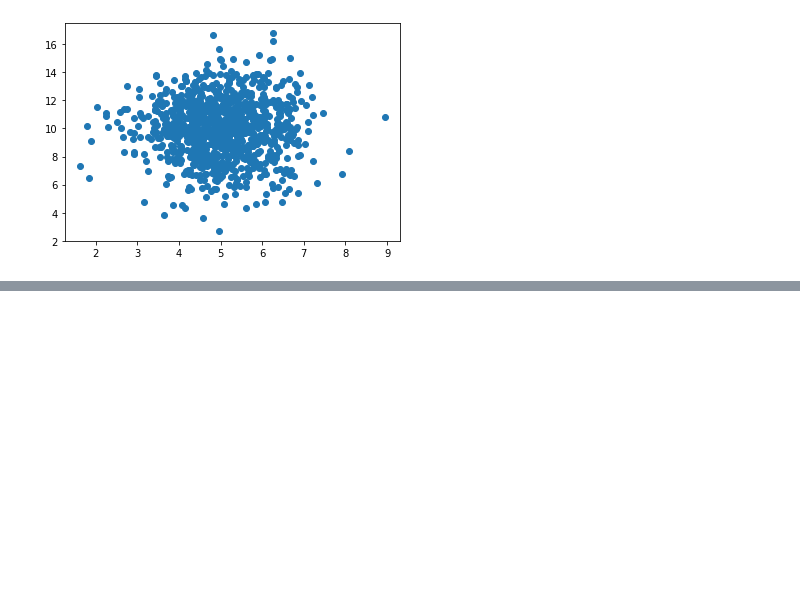
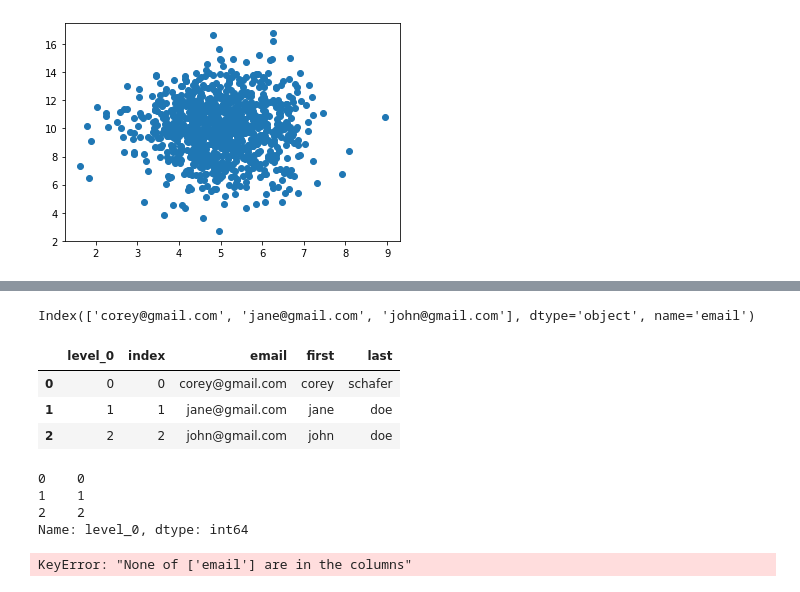
Before and after one commit to mustankap/Predicting-High-Risk-Countries-for-Political-Instability-and-Conflict, a Jupyter notebook: testing_jupyter.ipynb, the cells around one changed output, grey strips where cells are left out. Drawn from its saved outputs; the diff is of its cells as text; code cells hidden in the pictures; blank space fills up the shorter version.

```diff
--- a/testing_jupyter.ipynb
+++ b/testing_jupyter.ipynb
@@ -54,0 +55,6 @@ s=[n*n for n in range(1000)]
+# %%
+people= {
+    "first" :["corey","jane","john"],
+    "last" : ["schafer","doe","doe"],
+    "email" : ["corey@gmail.com","jane@gmail.com","john@gmail.com"]
+}
@@ -54,0 +156,22 @@ s=[n*n for n in range(1000)]
+# %%
+df.index
+# %% [output]
+Index(['corey@gmail.com', 'jane@gmail.com', 'john@gmail.com'], dtype='object', name='email')
+# %%
+df
+# %% [output]
+|  | level_0 | index | email | first | last |
+| 0 | 0 | 0 | corey@gmail.com | corey | schafer |
+| 1 | 1 | 1 | jane@gmail.com | jane | doe |
+| 2 | 2 | 2 | john@gmail.com | john | doe |
+# %%
+df.pop('level_0')
+# %% [output]
+0    0
+1    1
+2    2
+Name: level_0, dtype: int64
+# %%
+df.set_index('email',inplace=True)
+# %% [output]
+KeyError: "None of ['email'] are in the columns"
```
Also changed, not shown: parts of 16 cells of this notebook, 16 other files.
